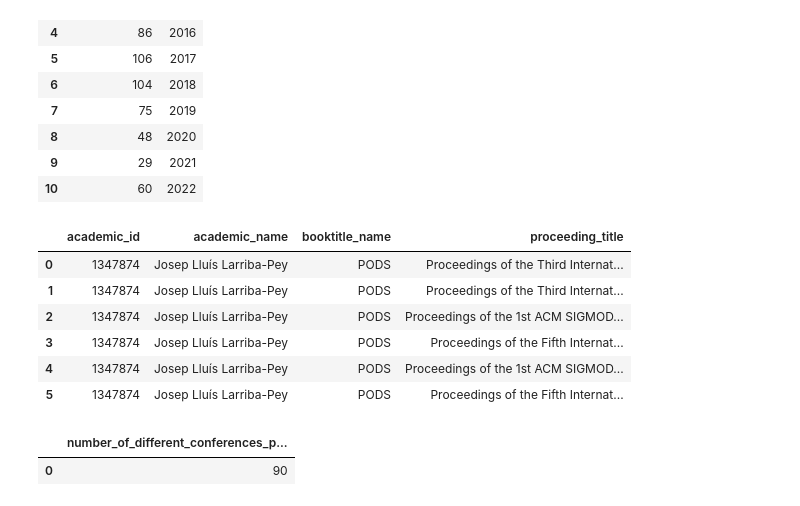
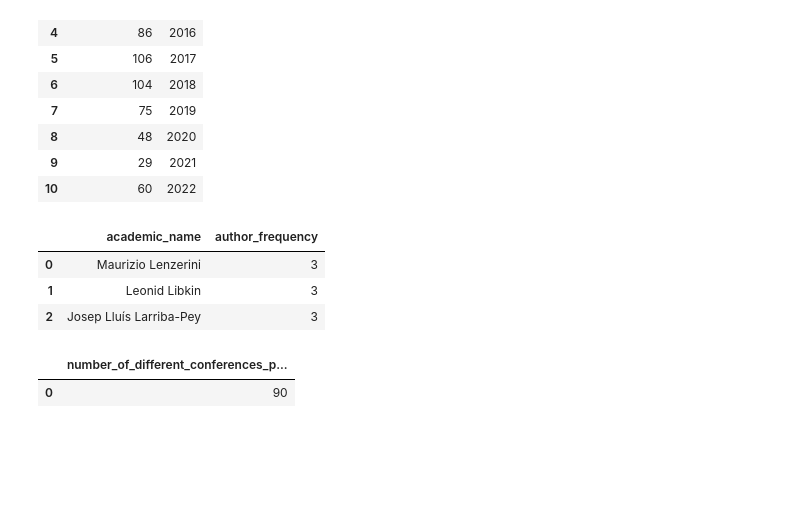
Before and after one commit to OGnTn/daos_project, a Jupyter notebook: duck_queries.ipynb, the cells around one changed output. Drawn from its saved outputs; the diff is of its cells as text; code cells hidden in the pictures; blank space fills up the shorter version.

```diff
--- a/duck_queries.ipynb
+++ b/duck_queries.ipynb
@@ -39,6 +39,20 @@ article
 | 2987945 | tr/ucb/erl-m79-28 | Muffin: A Distributed Database Ma... | 1909 |
 2987946 rows × 3 columns
 # %%
+# remove duplicated rows from all tables if they exist
+improceeding = improceeding.drop_duplicates(keep='first')
+author_inproceeding = author_inproceeding.drop_duplicates(keep='first')
+booktitle_improceeding = booktitle_improceeding.drop_duplicates(keep='first')
+article = article.drop_duplicates(keep='first')
+author_article = author_article.drop_duplicates(keep='first')
+journal = journal.drop_duplicates(keep='first')
+editor_proceeding = editor_proceeding.drop_duplicates(keep='first')
+publisher_proceeding = publisher_proceeding.drop_duplicates(keep='first')
+publisher = publisher.drop_duplicates(keep='first')
+proceeding = proceeding.drop_duplicates(keep='first')
+booktitle_proceeding = booktitle_proceeding.drop_duplicates(keep='first')
+booktitle = booktitle.drop_duplicates(keep='first')
+
 #rename columns of tables
 academic.columns = ['academic_id','academic_name']
 article.columns = ['article_id','article_title','journal_id']
@@ -173,56 +187,52 @@ duckdb.query(queryM4_1).to_df()
 #queryM5_1 = """SELECT COUNT(academic.academic_name) AS author_frequency, academic.academic_name FROM academic JOIN editor_proceeding ON academic.academic_id=editor_proceeding.academic_id JOIN proceeding ON proceeding.proceeding_id=editor_proceeding.proceeding_id WHERE proceeding.proceeding_title LIKE '%PODS%' GROUP BY academic.academic_name ORDER BY author_frequency DESC"
 
 #Duplicates proceedings
+
 queryM5_0 = """
-            SELECT academic.academic_id, academic.academic_name, booktitle.booktitle_name, proceeding.proceeding_title
+            SELECT *
             FROM academic
             JOIN editor_proceeding ON academic.academic_id=editor_proceeding.academic_id
             JOIN proceeding ON proceeding.proceeding_id=editor_proceeding.proceeding_id
-            JOIN booktitle_proceeding ON proceeding.proceeding_id=booktitle_proceeding.proceeding_id
-            JOIN booktitle ON booktitle.booktitle_id=booktitle_proceeding.booktitle_id
-            WHERE booktitle.booktitle_name LIKE '%PODS%'
-            AND
-            academic.academic_name LIKE '%Josep L%'"""
+            WHERE academic.academic_name LIKE '%Josep Llu%'
+            """
 
 queryM5_1 = """
             SELECT COUNT(academic.academic_id) AS author_frequency, ANY_VALUE(academic.academic_name)
             FROM academic
             JOIN editor_proceeding ON academic.academic_id=editor_proceeding.academic_id
             JOIN proceeding ON proceeding.proceeding_id=editor_proceeding.proceeding_id
             JOIN booktitle_proceeding ON proceeding.proceeding_id=booktitle_proceeding.proceeding_id
             JOIN booktitle ON booktitle.booktitle_id=booktitle_proceeding.booktitle_id
-            WHERE booktitle.booktitle_name LIKE '%PODS%'
+            WHERE booktitle.booktitle_name='PODS'
             GROUP BY academic.academic_id
             ORDER BY author_frequency DESC"""
 
 
 queryM5 = """
             SELECT academic_name, author_frequency FROM
             (SELECT COUNT(academic.academic_name) AS author_frequency, academic.academic_name
             FROM academic
             JOIN editor_proceeding ON academic.academic_id=editor_proceeding.academic_id
             JOIN proceeding ON proceeding.proceeding_id=editor_proceeding.proceeding_id
             JOIN booktitle_proceeding ON proceeding.proceeding_id=booktitle_proceeding.proceeding_id
             JOIN booktitle ON booktitle.booktitle_id=booktitle_proceeding.booktitle_id
             WHERE booktitle.booktitle_name LIKE '%PODS%'
             GROUP BY academic.academic_name)
             WHERE author_frequency = (SELECT MAX(author_frequency) FROM     (SELECT COUNT(academic.academic_name) AS author_frequency, academic.academic_name
                                                                             FROM academic
                                                                             JOIN editor_proceeding ON academic.academic_id=editor_proceeding.academic_id
                                                                             JOIN proceeding ON proceeding.proceeding_id=editor_proceeding.proceeding_id
                                                                             JOIN booktitle_proceeding ON proceeding.proceeding_id=booktitle_proceeding.proceeding_id
                                                                             JOIN booktitle ON booktitle.booktitle_id=booktitle_proceeding.booktitle_id
                                                                             WHERE booktitle.booktitle_name LIKE '%PODS%'
                                                                             GROUP BY academic.academic_name))"""
-duckdb.query(queryM5_0).to_df()
+duckdb.query(queryM5).to_df()
+#["proceeding_title"].value_counts()
 # %% [output]
-|  | academic_id | academic_name | booktitle_name | proceeding_title |
-| 0 | 1347874 | Josep Lluís Larriba-Pey | PODS | Proceedings of the Third Internat... |
-| 1 | 1347874 | Josep Lluís Larriba-Pey | PODS | Proceedings of the Third Internat... |
-| 2 | 1347874 | Josep Lluís Larriba-Pey | PODS | Proceedings of the 1st ACM SIGMOD... |
-| 3 | 1347874 | Josep Lluís Larriba-Pey | PODS | Proceedings of the Fifth Internat... |
-| 4 | 1347874 | Josep Lluís Larriba-Pey | PODS | Proceedings of the 1st ACM SIGMOD... |
-| 5 | 1347874 | Josep Lluís Larriba-Pey | PODS | Proceedings of the Fifth Internat... |
+|  | academic_name | author_frequency |
+| 0 | Maurizio Lenzerini | 3 |
+| 1 | Leonid Libkin | 3 |
+| 2 | Josep Lluís Larriba-Pey | 3 |
 # %%
 #Find the academic with the most publishings, and give the academic_id back (together with the amount of publishings)
 queryM6_1 = """
```
Also changed, not shown: parts of 3 cells of this notebook.
